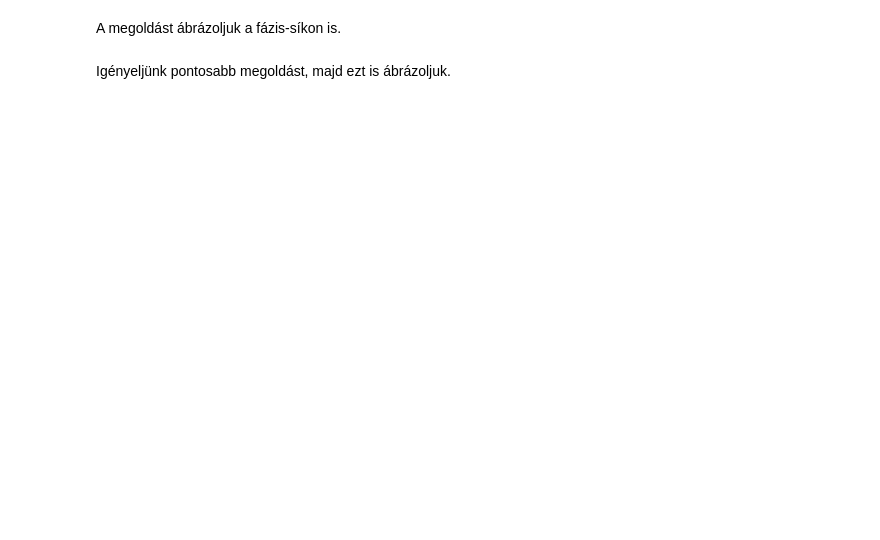
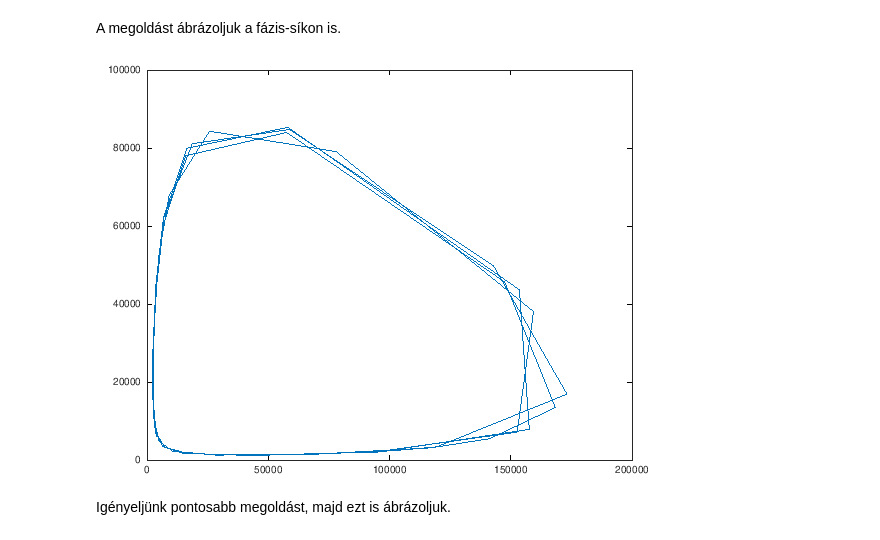
Before and after one commit to absurd-zipper/aaszm2, a Jupyter notebook: 5.feladatsor.ipynb, the cells around one changed output. Saved outputs shown, nothing was run; the diff lists cells and outputs as text; code cells hidden in the pictures; blank space fills up the shorter version.

```diff
--- a/5.feladatsor.ipynb
+++ b/5.feladatsor.ipynb
@@ -50,5 +72,9 @@ end
 # %% [markdown]
 A megoldást ábrázoljuk a fázis-síkon is.
+# %%
+plot(ys(:, 1), ys(:, 2))
+# %% [output]
+[figure, added]
 # %% [markdown]
 Igényeljünk pontosabb megoldást, majd ezt is ábrázoljuk.
 # %%
```
Also changed, not shown: parts of 21 cells of this notebook.
